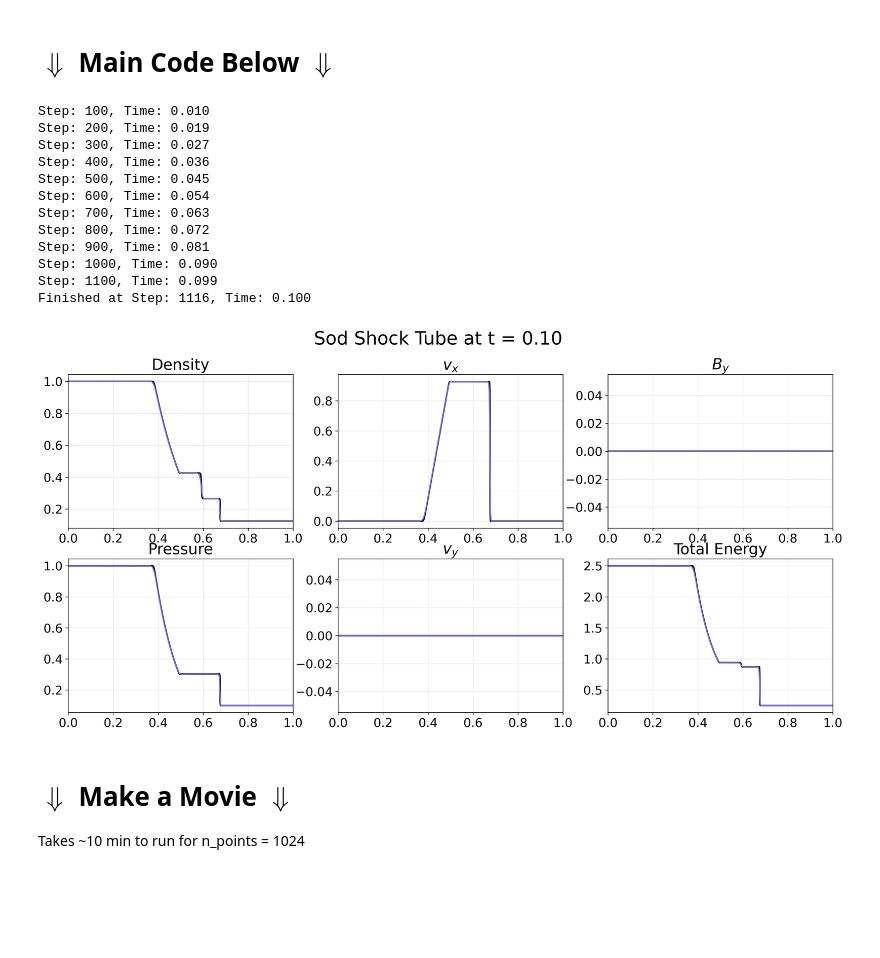
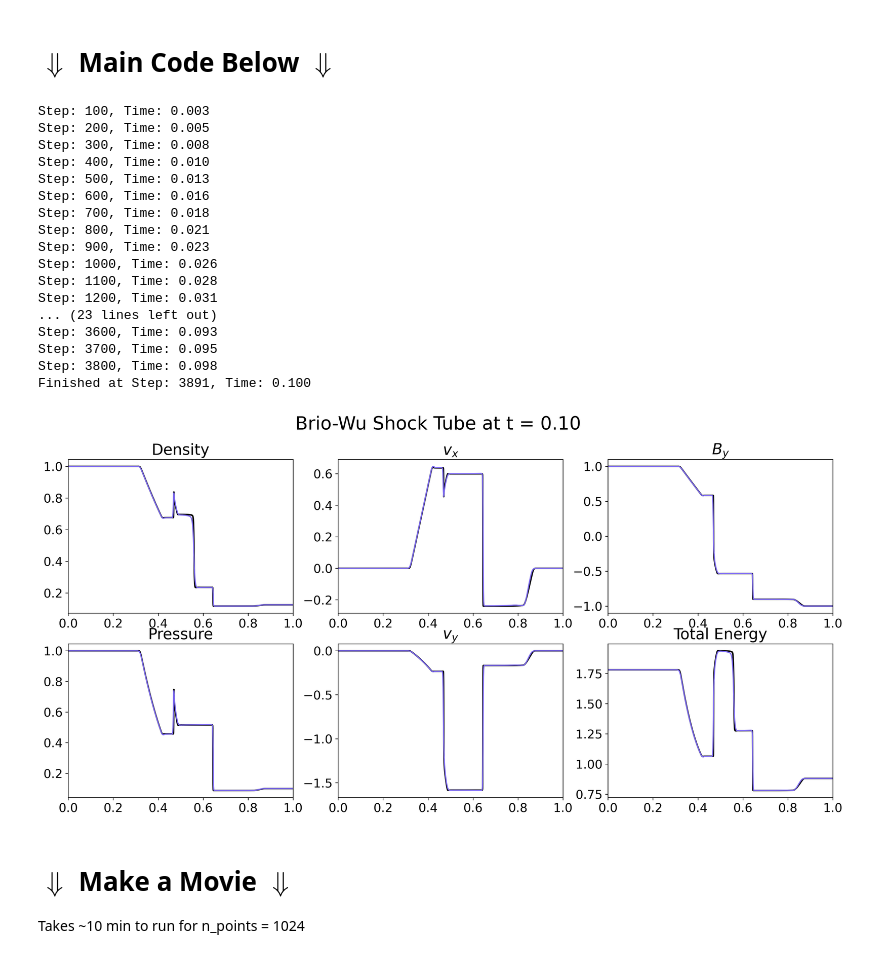
Before and after one commit to wendelnc/1D_FVM_Euler_MHD, a Jupyter notebook: 1D-MHD-Solution.ipynb, the cells around one changed output. Saved outputs shown, nothing was run; the diff lists cells and outputs as text; code cells hidden in the pictures; blank space fills up the shorter version.

```diff
--- a/1D-MHD-Solution.ipynb
+++ b/1D-MHD-Solution.ipynb
@@ -268,7 +268,7 @@ def hll_riemann_solver(w_l, w_r, gamma):
 
     # a^2 (Sound Speed)
     a2_l = gamma * pre_l / rho_l
-    a2_r = gamma * pre_l / rho_l
+    a2_r = gamma * pre_r / rho_r
 
     # ∥B∥^2 (Magnetic Field Magnitude)
     B2_l = Bx_l**2 + By_l**2 + Bz_l**2
@@ -705,8 +705,8 @@ x_min = 0.0; x_max = 1.0
 
 # Number of Spatial Itterations
 # n_points = 1024
-n_points = 512
-# n_points = 128
+# n_points = 512
+n_points = 128
 
 # Number of Ghost Cells
 n_ghost = 2
@@ -724,9 +724,9 @@ CFL = 0.1
 # Define Our Test Problem
 ####################################################################################################
 
-case = 'Sod'
+# case = 'Sod'
 # case = 'Reverse Sod'
-# case = 'Brio-Wu'
+case = 'Brio-Wu'
 # case = 'Reverse Brio-Wu'
 # case = 'Dai-Woodward'
 # case = 'Reverse Dai-Woodward'
@@ -792,46 +792,51 @@ while t < tf:
 
         wlm = PLM(w_sys[:,i-2], w_sys[:,i-1], w_sys[:,i]) # Reconstruction of U_{i-1/2}^-
         wlp = PLM(w_sys[:,i+1], w_sys[:,i], w_sys[:,i-1]) # Reconstruction of U_{i-1/2}^+
 
         wrm = PLM(w_sys[:,i-1], w_sys[:,i], w_sys[:,i+1]) # Reconstruction of U_{i+1/2}^-
         wrp = PLM(w_sys[:,i+2], w_sys[:,i+1], w_sys[:,i]) # Reconstruction of U_{i+1/2}^+
 
         left_interface_flux  = hll_riemann_solver(wlm, wlp, gamma) # F(U_{i-1/2}) = Riemann_Solver( U_{i-1/2}^- , U_{i-1/2}^+ )
         right_interface_flux = hll_riemann_solver(wrm, wrp, gamma) # F(U_{i+1/2}) = Riemann_Solver( U_{i+1/2}^- , U_{i+1/2}^+ )
 
         q_sys_new[:, i] = q_sys[:, i] - (dt/dx)*(right_interface_flux - left_interface_flux) # U_i^{n+1} = U_i^n - (∆t/∆x) ( F_{i+1/2}^{n+1/2} - F_{i-1/2}^{n+1/2} )
 
 
     q_sys = np.copy(q_sys_new)
 
     t += dt # Update Current Time
 
     nt += 1  # Increment Time Step Counter
 
     if nt % 100 == 0:
         print(f"Step: {nt}, Time: {t:.3f}") # Print Every 100 Time Steps
 
     # Append q_sys, t for making a movie
     all_solns.append(q_sys[:,n_ghost:-n_ghost])
     all_t.append(t)
 
 print(f"Finished at Step: {nt}, Time: {t:.3f}")
 
 plot_solution(grid[n_ghost:-n_ghost], q_sys[:,n_ghost:-n_ghost], t, gamma, case)
 # %% [output]
-Step: 100, Time: 0.010
-Step: 200, Time: 0.019
-Step: 300, Time: 0.027
-Step: 400, Time: 0.036
-Step: 500, Time: 0.045
-Step: 600, Time: 0.054
-Step: 700, Time: 0.063
-Step: 800, Time: 0.072
-Step: 900, Time: 0.081
-Step: 1000, Time: 0.090
-Step: 1100, Time: 0.099
-Finished at Step: 1116, Time: 0.100
+Step: 100, Time: 0.003
+Step: 200, Time: 0.005
+Step: 300, Time: 0.008
+Step: 400, Time: 0.010
+Step: 500, Time: 0.013
+Step: 600, Time: 0.016
+Step: 700, Time: 0.018
+Step: 800, Time: 0.021
+Step: 900, Time: 0.023
+Step: 1000, Time: 0.026
+Step: 1100, Time: 0.028
+Step: 1200, Time: 0.031
+... (23 lines left out)
+Step: 3600, Time: 0.093
+Step: 3700, Time: 0.095
+Step: 3800, Time: 0.098
+Finished at Step: 3891, Time: 0.100
-[figure, old version]
+[figure, new version]
 # %% [markdown]
 # $\Downarrow$ Make a Movie $\Downarrow$
 Takes ~10 min to run for n_points = 1024
```
